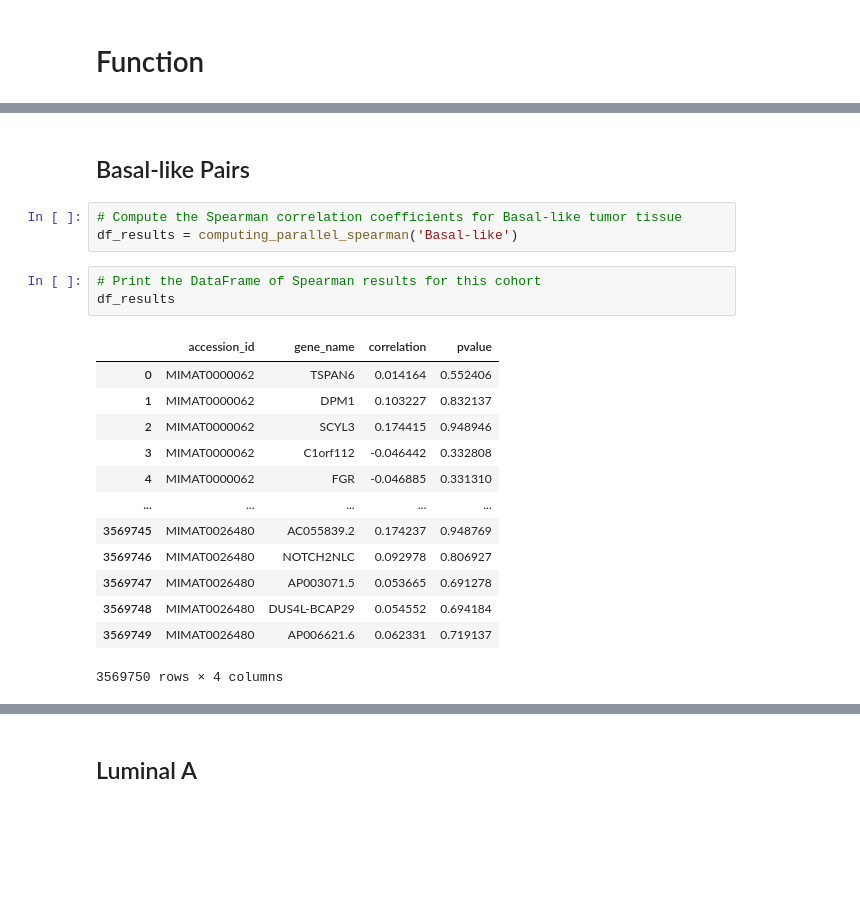
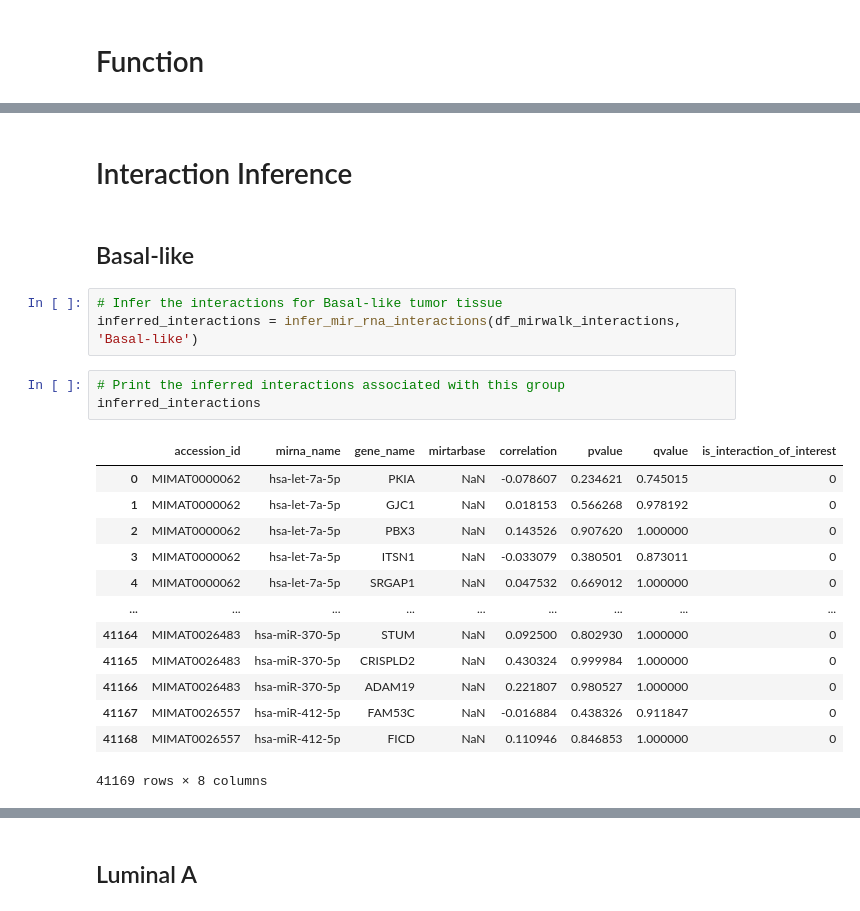
Before and after one commit to MylenaRoberta/pan-cancer-analysis, a Jupyter notebook: notebooks/02_interactions/03_interaction-inference.ipynb, the cells around one changed output, grey strips where cells are left out. Saved outputs shown, nothing was run; the diff lists cells and outputs as text; blank space fills up the shorter version.

```diff
--- a/notebooks/02_interactions/03_interaction-inference.ipynb
+++ b/notebooks/02_interactions/03_interaction-inference.ipynb
@@ -257,22 +286,24 @@ def inferring_interactions(cohort, df_mirwalk_interactions):
+# %% [markdown]
+# Interaction Inference
 # %% [markdown]
-## Basal-like Pairs
+## Basal-like
 # %%
-# Compute the Spearman correlation coefficients for Basal-like tumor tissue
-df_results = computing_parallel_spearman('Basal-like')
+# Infer the interactions for Basal-like tumor tissue
+inferred_interactions = infer_mir_rna_interactions(df_mirwalk_interactions, 'Basal-like')
-# %%
-# Print the DataFrame of Spearman results for this cohort
-df_results
-# %% [output]
-|  | accession_id | gene_name | correlation | pvalue |
-| 0 | MIMAT0000062 | TSPAN6 | 0.014164 | 0.552406 |
-| 1 | MIMAT0000062 | DPM1 | 0.103227 | 0.832137 |
-| 2 | MIMAT0000062 | SCYL3 | 0.174415 | 0.948946 |
-| 3 | MIMAT0000062 | C1orf112 | -0.046442 | 0.332808 |
-| 4 | MIMAT0000062 | FGR | -0.046885 | 0.331310 |
-| ... | ... | ... | ... | ... |
-| 3569745 | MIMAT0026480 | AC055839.2 | 0.174237 | 0.948769 |
-| 3569746 | MIMAT0026480 | NOTCH2NLC | 0.092978 | 0.806927 |
-| 3569747 | MIMAT0026480 | AP003071.5 | 0.053665 | 0.691278 |
-| 3569748 | MIMAT0026480 | DUS4L-BCAP29 | 0.054552 | 0.694184 |
-| 3569749 | MIMAT0026480 | AP006621.6 | 0.062331 | 0.719137 |
-3569750 rows × 4 columns
+# %%
+# Print the inferred interactions associated with this group
+inferred_interactions
+# %% [output]
+|  | accession_id | mirna_name | gene_name | mirtarbase | correlation | pvalue | qvalue | is_interaction_of_interest |
+| 0 | MIMAT0000062 | hsa-let-7a-5p | PKIA | NaN | -0.078607 | 0.234621 | 0.745015 | 0 |
+| 1 | MIMAT0000062 | hsa-let-7a-5p | GJC1 | NaN | 0.018153 | 0.566268 | 0.978192 | 0 |
+| 2 | MIMAT0000062 | hsa-let-7a-5p | PBX3 | NaN | 0.143526 | 0.907620 | 1.000000 | 0 |
+| 3 | MIMAT0000062 | hsa-let-7a-5p | ITSN1 | NaN | -0.033079 | 0.380501 | 0.873011 | 0 |
+| 4 | MIMAT0000062 | hsa-let-7a-5p | SRGAP1 | NaN | 0.047532 | 0.669012 | 1.000000 | 0 |
+| ... | ... | ... | ... | ... | ... | ... | ... | ... |
+| 41164 | MIMAT0026483 | hsa-miR-370-5p | STUM | NaN | 0.092500 | 0.802930 | 1.000000 | 0 |
+| 41165 | MIMAT0026483 | hsa-miR-370-5p | CRISPLD2 | NaN | 0.430324 | 0.999984 | 1.000000 | 0 |
+| 41166 | MIMAT0026483 | hsa-miR-370-5p | ADAM19 | NaN | 0.221807 | 0.980527 | 1.000000 | 0 |
+| 41167 | MIMAT0026557 | hsa-miR-412-5p | FAM53C | NaN | -0.016884 | 0.438326 | 0.911847 | 0 |
+| 41168 | MIMAT0026557 | hsa-miR-412-5p | FICD | NaN | 0.110946 | 0.846853 | 1.000000 | 0 |
+41169 rows × 8 columns
```
Also changed, not shown: parts of 45 cells of this notebook, 7 other files.
